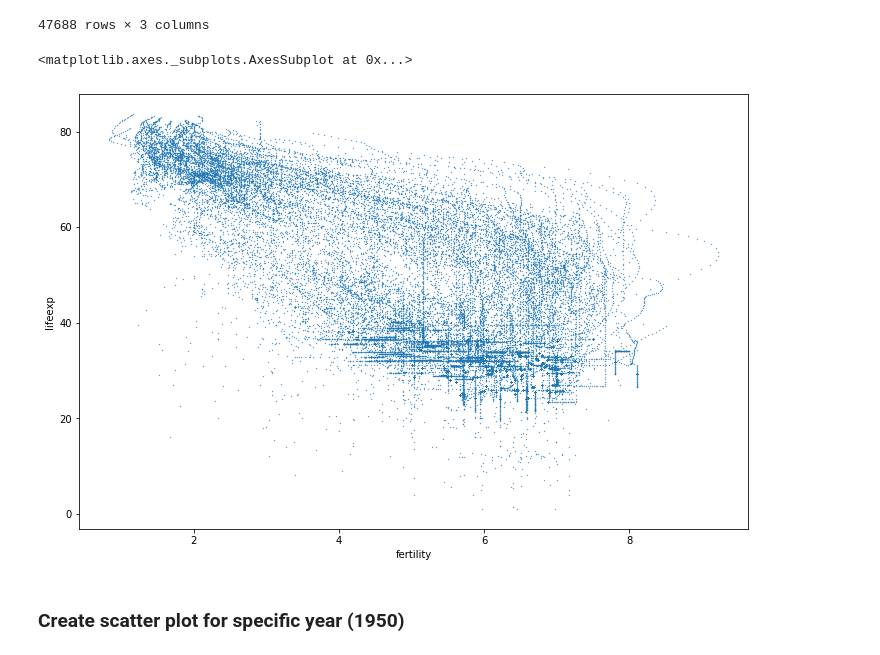
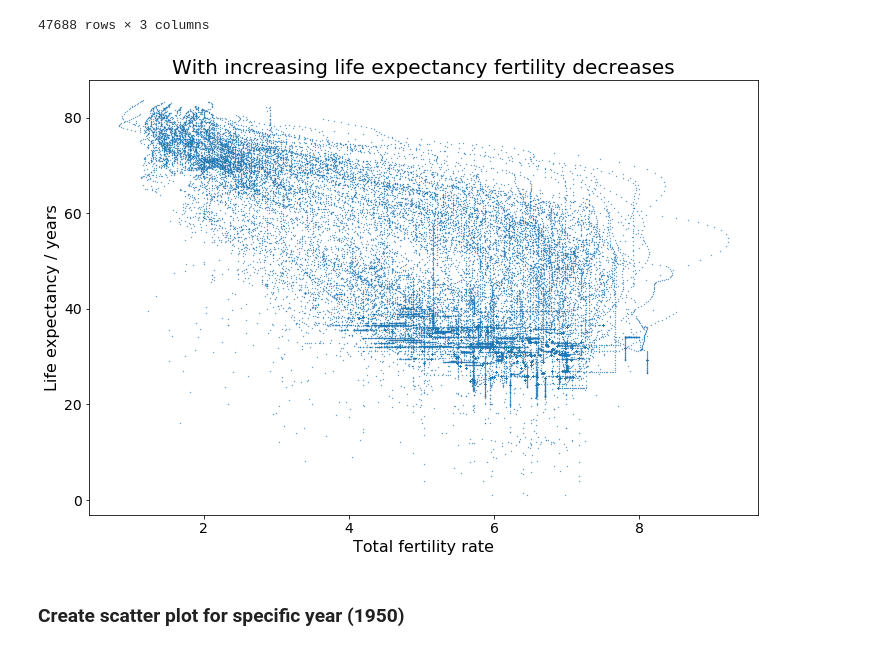
Before and after one commit to julisep/SPICEDbootcamp, a Jupyter notebook: Week_01/Gapminder/Gapminder_Julia.ipynb, the cells around one changed output. Cells and saved outputs as stored; diff of their text form; code cells hidden in the pictures.

```diff
--- a/Week_01/Gapminder/Gapminder_Julia.ipynb
+++ b/Week_01/Gapminder/Gapminder_Julia.ipynb
@@ -176,11 +177,14 @@ df5
 |  | 2009 | NaN | NaN | 26923.0 |
 |  | 2010 | NaN | NaN | 26923.0 |
 47688 rows × 3 columns
-# %%
-df5.plot.scatter('fertility', 'lifeexp', s=0.1, figsize=(12,8))
-# %% [output]
-<matplotlib.axes._subplots.AxesSubplot at 0x...>
-[figure, removed]
+# %%
+df5.plot.scatter('fertility', 'lifeexp', s=0.1, figsize=(12,8))
+plt.title('With increasing life expectancy fertility decreases', fontsize=20)
+plt.xlabel('Total fertility rate', fontsize=16)
+plt.ylabel('Life expectancy / years', fontsize=16)
+plt.tick_params(labelsize=14)
+# %% [output]
+[figure, added]
 # %% [markdown]
 ### Create scatter plot for specific year (1950)
 # %%
```
Also changed, not shown: parts of 4 cells of this notebook, 2 other files.
